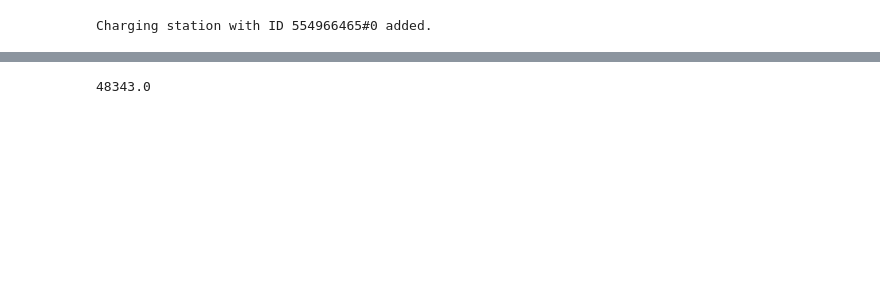
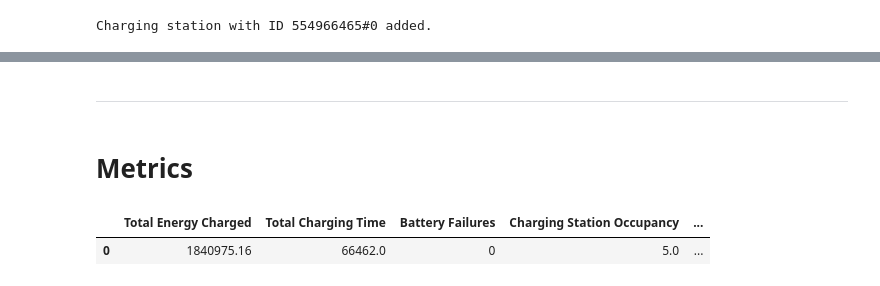
Before and after one commit to valentinennser/sumo-simulation, a Jupyter notebook: simulation.ipynb, the cells around one changed output, grey strips where cells are left out. Cells and saved outputs as stored; diff of their text form; code cells hidden in the pictures; blank space fills up the shorter version.

Commit message:
Added extensive metrics evaluation framework, rerouting fixed

```diff
--- a/simulation.ipynb
+++ b/simulation.ipynb
@@ -489,4 +550,0 @@ Error: invalid nextStopIndex 0 for 0 remaining stops
-# %%
-get_vehicle_charging_durations('chargingstations.xml')
-# %% [output]
-48343.0
@@ -509,0 +551,9 @@ get_vehicle_charging_durations('chargingstations.xml')
+# %% [markdown]
+---
+# %% [markdown]
+# Metrics
+# %%
+pd.DataFrame([compute_metrics()])
+# %% [output]
+|  | Total Energy Charged | Total Charging Time | Battery Failures | Charging Station Occupancy | ... |
+| 0 | 1840975.16 | 66462.0 | 0 | 5.0 | ... |
```
Also changed, not shown: parts of 18 cells of this notebook, 9 other files.
